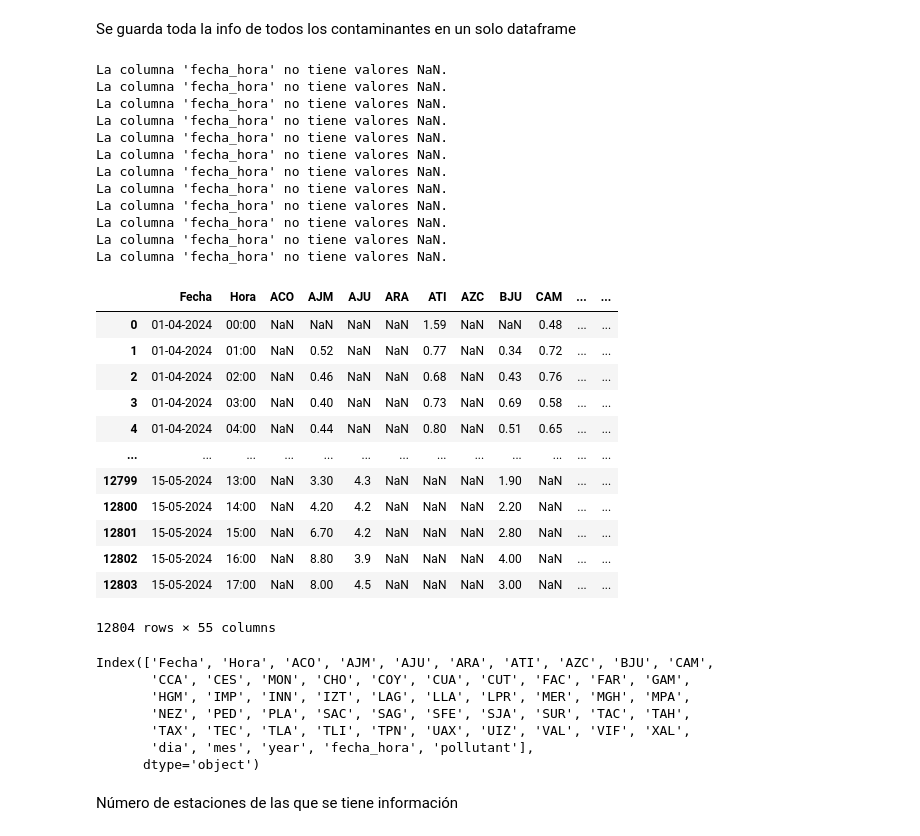
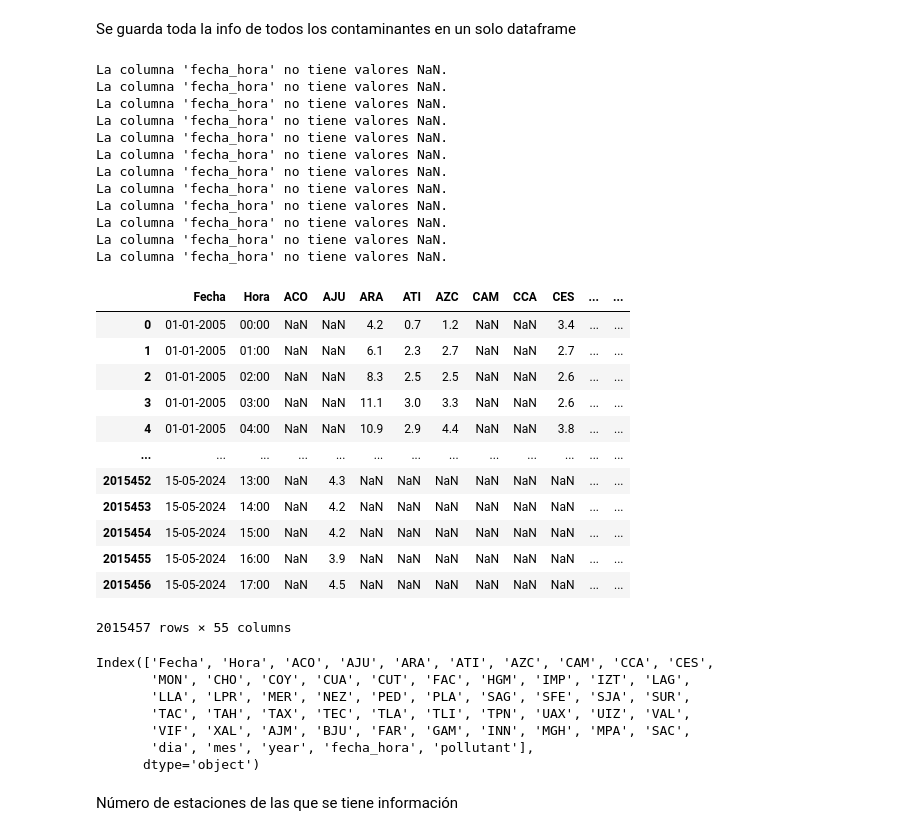
Before and after one commit to vlegaria/air_pollution, a Jupyter notebook: preprocessing_airpollution_data/correccion_archivos_aireSalud.ipynb, the cells around one changed output. Drawn from its saved outputs; the diff is of its cells as text; code cells hidden in the pictures.

```diff
--- a/preprocessing_airpollution_data/correccion_archivos_aireSalud.ipynb
+++ b/preprocessing_airpollution_data/correccion_archivos_aireSalud.ipynb
@@ -20,8 +20,8 @@ for pollutant in pollutants:
     pollutant_path = os.path.join(dir, pollutant)
     print(pollutant_path)
     os.makedirs(pollutant_path)
-    year = 2024
-    for y in range(1):
+    year = 2005
+    for y in range(20):
         year_path = os.path.join(pollutant_path, str(year+y))
         os.makedirs(year_path)
         print(year, year_path, y)
@@ -81,7 +63,8 @@ def delete_rows(dir, new_dir, file_path):
 # %% [markdown]
 Se cambia el nombre de todos los archivos descargados (todos dicen Promedio_contaminanteX), por el nombre del contaminante_el mes_año
 # %%
-dir = "datos_Modificados/"
+#dir = "datos_Modificados/"
+dir = "Datos Aire y Salud/"
 new_dir = "datos_Modificados/"
 
 
@@ -233,7 +216,7 @@ Se guarda toda la info de todos los contaminantes en un solo dataframe
 # %%
 dir = "Archivos_contaminantes_juntas"
 dir2 = "Archivos_contaminantes_juntas2"
-final_filename = "new_data_apr&halfMay_2024_all_stations.csv"
+final_filename = "data_15May_2024_all_stations.csv"
 if not os.path.exists(dir2):
     os.makedirs(dir2)
 
@@ -264,54 +247,54 @@ for file_name in files:
 
     # Mostrar el resultado
     if tiene_nan:
         print(f"La columna '{columna_especifica}' tiene valores NaN.")
     else:
         print(f"La columna '{columna_especifica}' no tiene valores NaN.")
 
     file_dir2 = os.path.join(dir2, file_name)
     df.to_csv(file_dir2, index=False)
     dataframes.append(df)
 df_final = pd.concat(dataframes, ignore_index=False, sort=False)
 df_final.to_csv(final_filename, index=False)
 df = pd.read_csv(final_filename)
 del df["LVI"]
 del df["SS1"]
 df.to_csv(final_filename , index=False)
 df
 # %% [output]
 La columna 'fecha_hora' no tiene valores NaN.
 La columna 'fecha_hora' no tiene valores NaN.
 La columna 'fecha_hora' no tiene valores NaN.
 La columna 'fecha_hora' no tiene valores NaN.
 La columna 'fecha_hora' no tiene valores NaN.
 La columna 'fecha_hora' no tiene valores NaN.
 La columna 'fecha_hora' no tiene valores NaN.
 La columna 'fecha_hora' no tiene valores NaN.
 La columna 'fecha_hora' no tiene valores NaN.
 La columna 'fecha_hora' no tiene valores NaN.
 La columna 'fecha_hora' no tiene valores NaN.
 La columna 'fecha_hora' no tiene valores NaN.
-|  | Fecha | Hora | ACO | AJM | AJU | ARA | ATI | AZC | BJU | CAM | ... | ... |
-| 0 | 01-04-2024 | 00:00 | NaN | NaN | NaN | NaN | 1.59 | NaN | NaN | 0.48 | ... | ... |
-| 1 | 01-04-2024 | 01:00 | NaN | 0.52 | NaN | NaN | 0.77 | NaN | 0.34 | 0.72 | ... | ... |
-| 2 | 01-04-2024 | 02:00 | NaN | 0.46 | NaN | NaN | 0.68 | NaN | 0.43 | 0.76 | ... | ... |
-| 3 | 01-04-2024 | 03:00 | NaN | 0.40 | NaN | NaN | 0.73 | NaN | 0.69 | 0.58 | ... | ... |
-| 4 | 01-04-2024 | 04:00 | NaN | 0.44 | NaN | NaN | 0.80 | NaN | 0.51 | 0.65 | ... | ... |
+|  | Fecha | Hora | ACO | AJU | ARA | ATI | AZC | CAM | CCA | CES | ... | ... |
+| 0 | 01-01-2005 | 00:00 | NaN | NaN | 4.2 | 0.7 | 1.2 | NaN | NaN | 3.4 | ... | ... |
+| 1 | 01-01-2005 | 01:00 | NaN | NaN | 6.1 | 2.3 | 2.7 | NaN | NaN | 2.7 | ... | ... |
+| 2 | 01-01-2005 | 02:00 | NaN | NaN | 8.3 | 2.5 | 2.5 | NaN | NaN | 2.6 | ... | ... |
+| 3 | 01-01-2005 | 03:00 | NaN | NaN | 11.1 | 3.0 | 3.3 | NaN | NaN | 2.6 | ... | ... |
+| 4 | 01-01-2005 | 04:00 | NaN | NaN | 10.9 | 2.9 | 4.4 | NaN | NaN | 3.8 | ... | ... |
 | ... | ... | ... | ... | ... | ... | ... | ... | ... | ... | ... | ... | ... |
-| 12799 | 15-05-2024 | 13:00 | NaN | 3.30 | 4.3 | NaN | NaN | NaN | 1.90 | NaN | ... | ... |
-| 12800 | 15-05-2024 | 14:00 | NaN | 4.20 | 4.2 | NaN | NaN | NaN | 2.20 | NaN | ... | ... |
-| 12801 | 15-05-2024 | 15:00 | NaN | 6.70 | 4.2 | NaN | NaN | NaN | 2.80 | NaN | ... | ... |
-| 12802 | 15-05-2024 | 16:00 | NaN | 8.80 | 3.9 | NaN | NaN | NaN | 4.00 | NaN | ... | ... |
-| 12803 | 15-05-2024 | 17:00 | NaN | 8.00 | 4.5 | NaN | NaN | NaN | 3.00 | NaN | ... | ... |
+| 2015452 | 15-05-2024 | 13:00 | NaN | 4.3 | NaN | NaN | NaN | NaN | NaN | NaN | ... | ... |
+| 2015453 | 15-05-2024 | 14:00 | NaN | 4.2 | NaN | NaN | NaN | NaN | NaN | NaN | ... | ... |
+| 2015454 | 15-05-2024 | 15:00 | NaN | 4.2 | NaN | NaN | NaN | NaN | NaN | NaN | ... | ... |
+| 2015455 | 15-05-2024 | 16:00 | NaN | 3.9 | NaN | NaN | NaN | NaN | NaN | NaN | ... | ... |
+| 2015456 | 15-05-2024 | 17:00 | NaN | 4.5 | NaN | NaN | NaN | NaN | NaN | NaN | ... | ... |
-12804 rows × 55 columns
+2015457 rows × 55 columns
 # %%
 df.keys()
 # %% [output]
-Index(['Fecha', 'Hora', 'ACO', 'AJM', 'AJU', 'ARA', 'ATI', 'AZC', 'BJU', 'CAM',
-       'CCA', 'CES', 'MON', 'CHO', 'COY', 'CUA', 'CUT', 'FAC', 'FAR', 'GAM',
-       'HGM', 'IMP', 'INN', 'IZT', 'LAG', 'LLA', 'LPR', 'MER', 'MGH', 'MPA',
-       'NEZ', 'PED', 'PLA', 'SAC', 'SAG', 'SFE', 'SJA', 'SUR', 'TAC', 'TAH',
-       'TAX', 'TEC', 'TLA', 'TLI', 'TPN', 'UAX', 'UIZ', 'VAL', 'VIF', 'XAL',
+Index(['Fecha', 'Hora', 'ACO', 'AJU', 'ARA', 'ATI', 'AZC', 'CAM', 'CCA', 'CES',
+       'MON', 'CHO', 'COY', 'CUA', 'CUT', 'FAC', 'HGM', 'IMP', 'IZT', 'LAG',
+       'LLA', 'LPR', 'MER', 'NEZ', 'PED', 'PLA', 'SAG', 'SFE', 'SJA', 'SUR',
+       'TAC', 'TAH', 'TAX', 'TEC', 'TLA', 'TLI', 'TPN', 'UAX', 'UIZ', 'VAL',
+       'VIF', 'XAL', 'AJM', 'BJU', 'FAR', 'GAM', 'INN', 'MGH', 'MPA', 'SAC',
        'dia', 'mes', 'year', 'fecha_hora', 'pollutant'],
       dtype='object')
 # %% [markdown]
```
Also changed, not shown: parts of 9 cells of this notebook, 7 other files.
